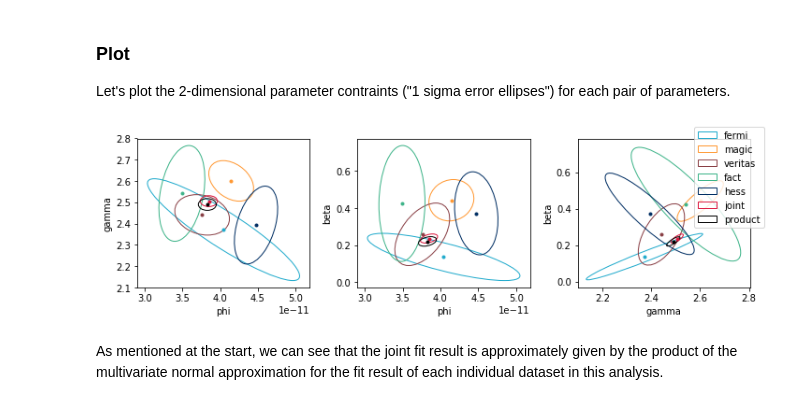
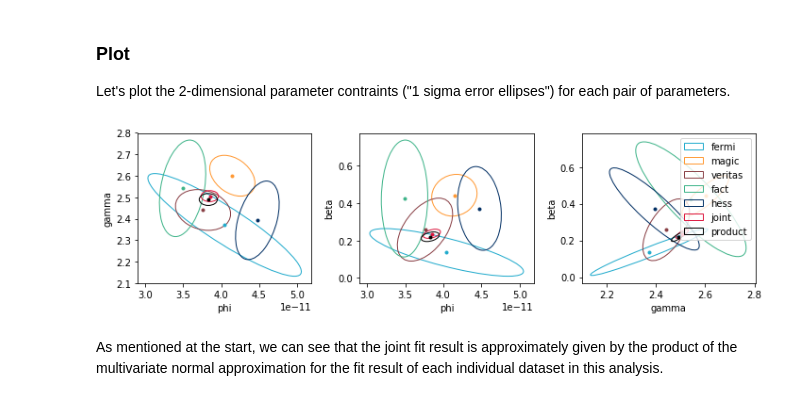
Before and after one commit to open-gamma-ray-astro/joint-crab, a Jupyter notebook: 2_results.ipynb, the cells around one changed output. Cells and saved outputs as stored; diff of their text form; code cells hidden in the pictures.

Commit message:
Fix legend display for contours figure in notebook

```diff
--- a/2_results.ipynb
+++ b/2_results.ipynb
@@ -212,37 +212,38 @@ results["joint"].parameters
 
 Let's plot the 2-dimensional parameter contraints ("1 sigma error ellipses") for each pair of parameters.
 # %%
-def plot_ellipses_panel(results, names, ax):
+def plot_ellipses_panel(results, names, ax, legend):
     colors = [
         "#21ABCD",
         "#FF9933",
         "#893F45",
         "#3EB489",
         "#002E63",
         "crimson",
         "black",
     ]
     for name, color in zip(results, colors):
         m = results[name].marginal(names)
         ellipse = m.to_matplotlib_ellipse(ec=color, fc="none", label=name)
         ax.add_patch(ellipse)
         ax.plot(m.mean[0], m.mean[1], ".", color=color)
     ax.set_xlabel(names[0])
     ax.set_ylabel(names[1])
+    if legend:
+        ax.legend(loc=1)
 
 
 def plot_ellipses(results):
     fig, axes = plt.subplots(nrows=1, ncols=3, figsize=(10, 3))
-    plot_ellipses_panel(results, ["phi", "gamma"], axes[0])
-    plot_ellipses_panel(results, ["phi", "beta"], axes[1])
-    plot_ellipses_panel(results, ["gamma", "beta"], axes[2])
-    fig.legend()
+    plot_ellipses_panel(results, ["phi", "gamma"], axes[0], legend=False)
+    plot_ellipses_panel(results, ["phi", "beta"], axes[1], legend=False)
+    plot_ellipses_panel(results, ["gamma", "beta"], axes[2], legend=True)
     fig.tight_layout()
 
 
 plot_ellipses(results)
 # %% [output]
-[figure, old version]
+[figure, new version]
 # %% [markdown]
 As mentioned at the start, we can see that the joint fit result is approximately given by the product of the multivariate normal approximation for the fit result of each individual dataset in this analysis.
 # %% [markdown]
```
